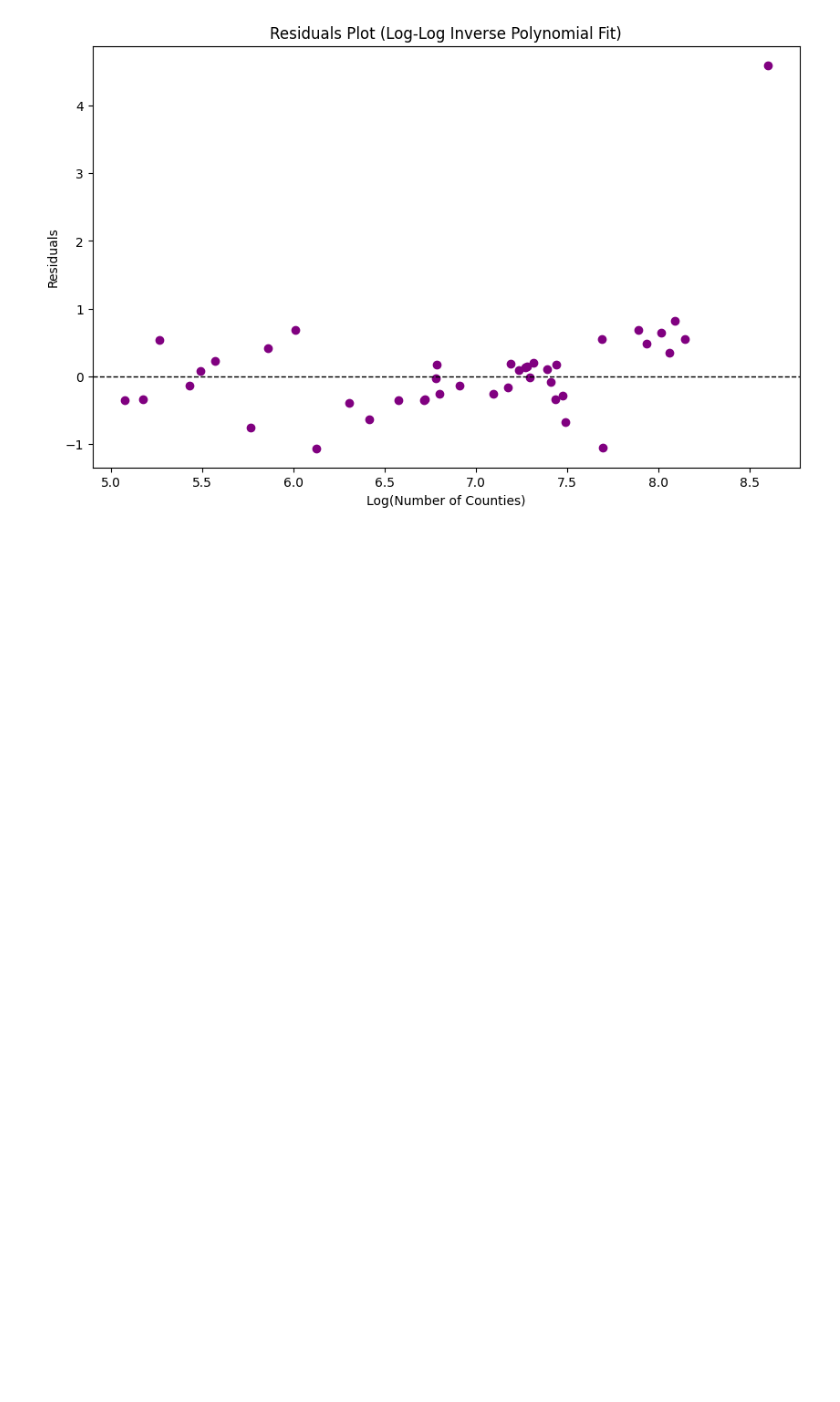
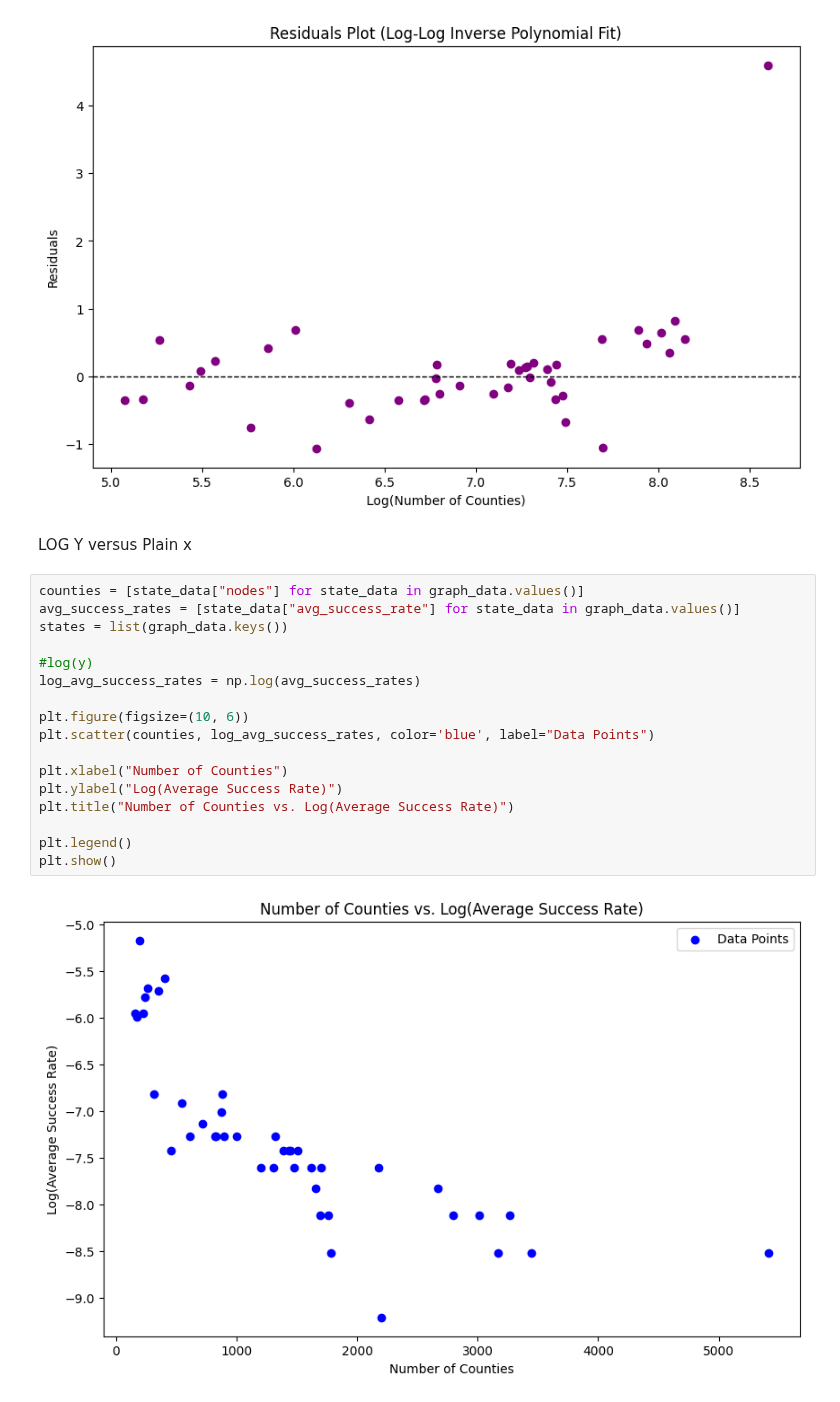
Before and after one commit to brookecarofeinberg/SamplingBalancedForests, a Jupyter notebook: t_plotting.ipynb, the cells around one changed output. Cells and saved outputs as stored; diff of their text form; blank space fills up the shorter version.

```diff
--- a/t_plotting.ipynb
+++ b/t_plotting.ipynb
@@ -408,3 +644,24 @@ plt.title("Residuals Plot (Log-Log Inverse Polynomial Fit)")
 plt.show()
 # %% [output]
 [figure]
+# %% [markdown]
+LOG Y versus Plain x
+# %%
+counties = [state_data["nodes"] for state_data in graph_data.values()]
+avg_success_rates = [state_data["avg_success_rate"] for state_data in graph_data.values()]
+states = list(graph_data.keys())
+
+#log(y)
+log_avg_success_rates = np.log(avg_success_rates)
+
+plt.figure(figsize=(10, 6))
+plt.scatter(counties, log_avg_success_rates, color='blue', label="Data Points")
+
+plt.xlabel("Number of Counties")
+plt.ylabel("Log(Average Success Rate)")
+plt.title("Number of Counties vs. Log(Average Success Rate)")
+
+plt.legend()
+plt.show()
+# %% [output]
+[figure, added]
```
Also changed, not shown: parts of 8 cells of this notebook.
